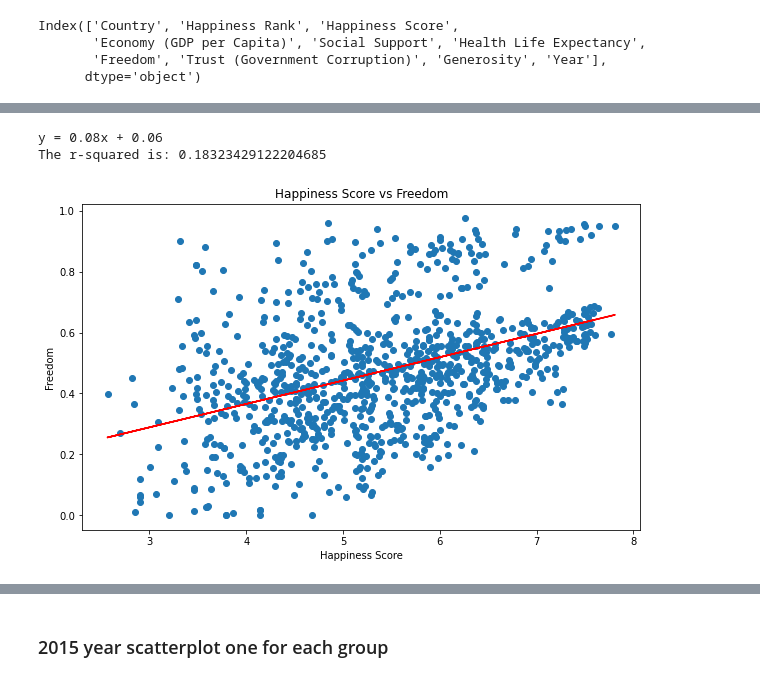
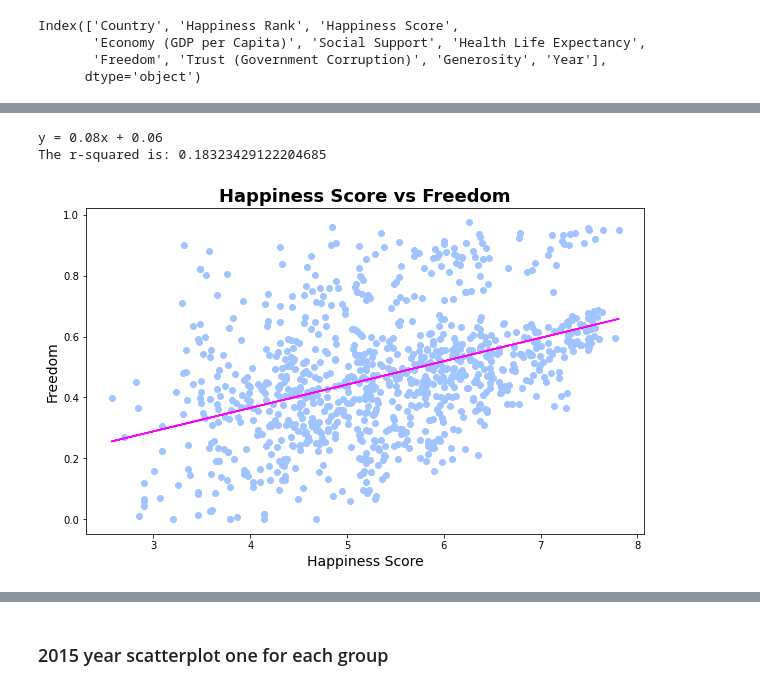
Before and after one commit to alexarnold630/Happiness_Index_Investigation, a Jupyter notebook: Happiness/Regressions.ipynb, the cells around one changed output, grey strips where cells are left out. Saved outputs shown, nothing was run; the diff lists cells and outputs as text; code cells hidden in the pictures.

```diff
--- a/Happiness/Regressions.ipynb
+++ b/Happiness/Regressions.ipynb
@@ -185,27 +201,28 @@ Warnings:
 # %%
 #all year Freedom
 x_value = df["Happiness Score"]
 y_value = df["Freedom"]
 
 (slope, intercept, rvalue, pvalue, stderr) = sts.linregress(x_value, y_value)
 regress_values = x_value * slope + intercept
 line_eq = "y = " + str(round(slope,2)) + "x + " + str(round(intercept,2))
 print(line_eq)
 
 
 plt.figure(figsize=(10,6))
-plt.scatter(x_value, y_value)
-plt.plot(x_value,regress_values,"r-")
+plt.scatter(x_value, y_value, color="#A0C4FF")
+plt.plot(x_value,regress_values,"r-", color="fuchsia", alpha= 1)
 # plt.annotate(line_eq,(2011,550),fontsize=15,color="red")
-plt.title("Happiness Score vs Freedom")
-plt.xlabel("Happiness Score")
-plt.ylabel("Freedom")
+plt.title("Happiness Score vs Freedom", fontsize=18, fontweight="bold", fontname = "DejaVu Sans")
+plt.xlabel("Happiness Score", fontsize=14, fontname="DejaVu Sans")
+plt.ylabel("Freedom", fontsize=14, fontname="DejaVu Sans")
 print(f"The r-squared is: {rvalue**2}")
+plt.savefig("Images/Regressions/Happiness vs Freedom.png")
 plt.show()
 # %% [output]
 y = 0.08x + 0.06
 The r-squared is: 0.18323429122204685
-[figure, old version]
+[figure, new version]
 # %%
 # STATSMODELS Freedom All Year
 X = sm.add_constant(x_value)
```
Also changed, not shown: parts of 94 cells of this notebook, 56 other files.
